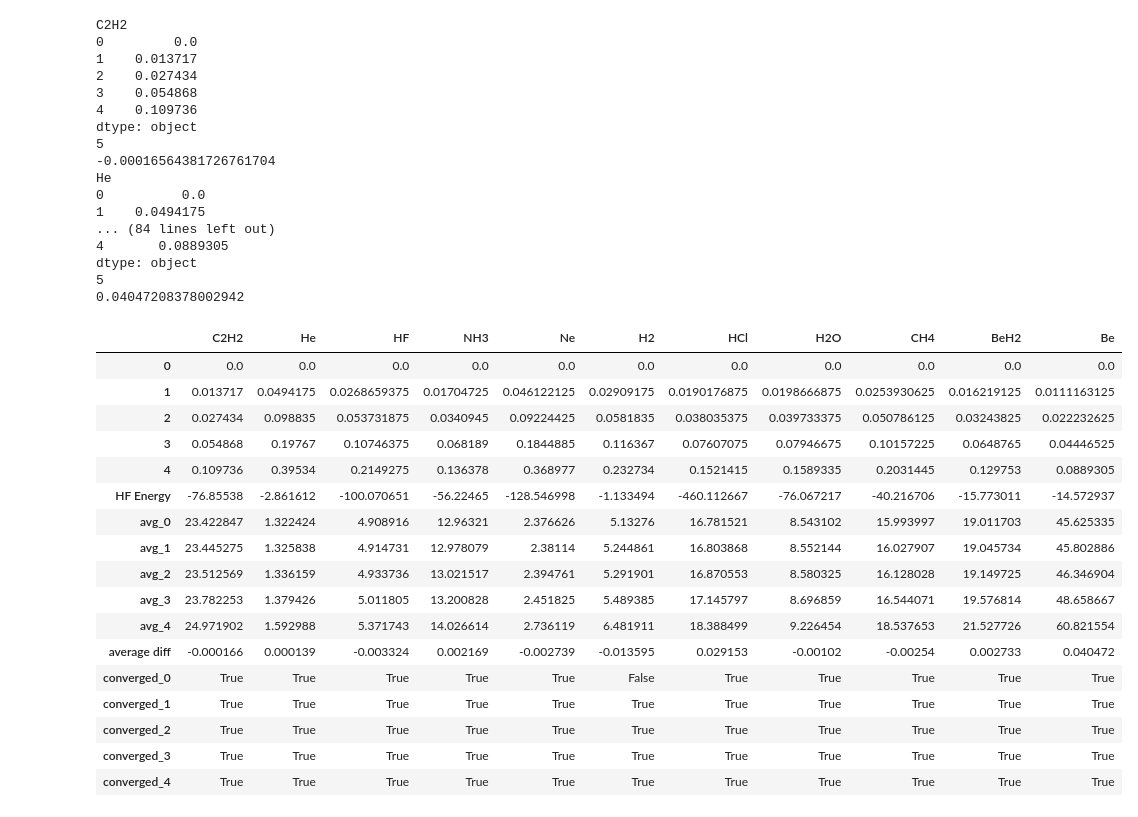
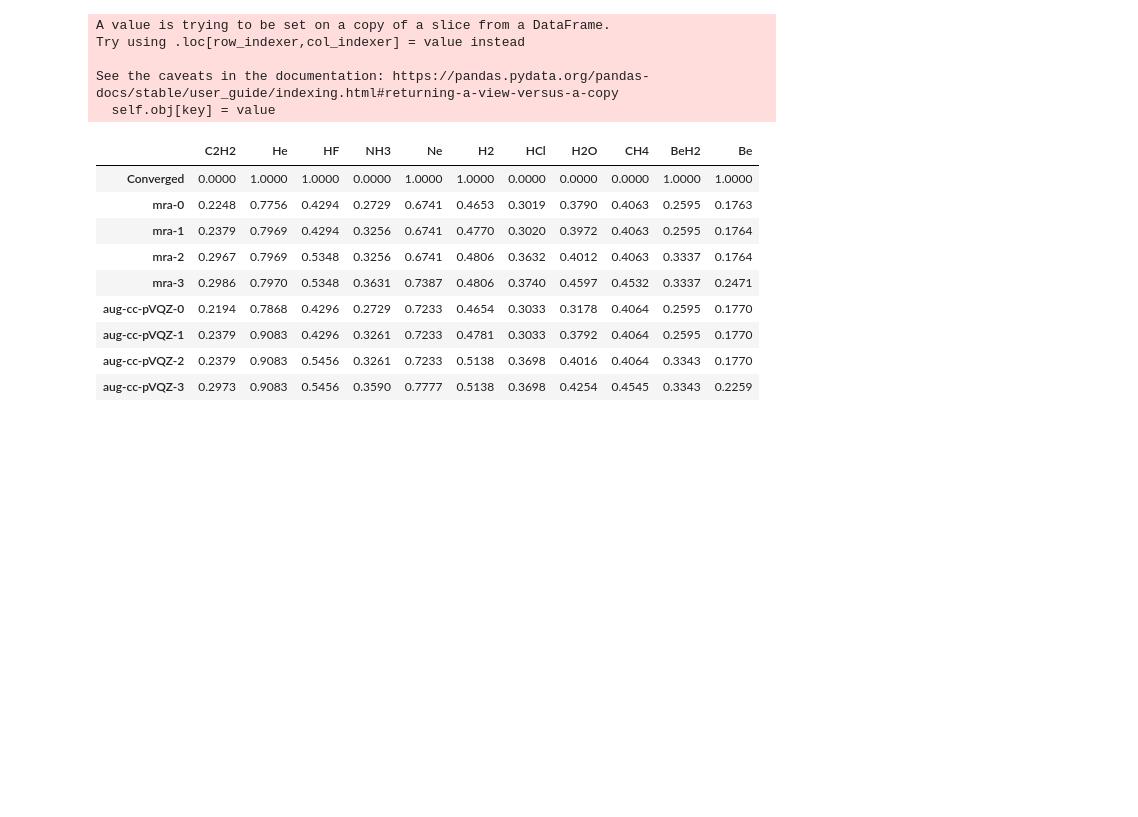
Before and after one commit to ahurta92/madness-test-suite, a Jupyter notebook: Timings 6-2-2022 (polarizability data).ipynb, the cells around one changed output. Cells and saved outputs as stored; diff of their text form; code cells hidden in the pictures; blank space fills up the shorter version.

```diff
--- a/Timings 6-2-2022 (polarizability data).ipynb
+++ b/Timings 6-2-2022 (polarizability data).ipynb
@@ -246,3 +15,4 @@ def create_mol_series(mol,basis):
 # %%
-create_mol_series('Be','d-aug-cc-pVQZ')
+excluded=['C6H6']
+polar_overview('d-aug-cc-pVQZ',excluded).round(3)
 # %% [output]
@@ -288,38 +88,19 @@ def polar_overview(basis):
 # %%
-polar_overview('d-aug-cc-pVQZ')
+b=create_excited_comparison_data('aug-cc-pVQZ',excluded)
+display(b)
 # %% [output]
-C2H2
-0         0.0
-1    0.013717
-2    0.027434
-3    0.054868
-4    0.109736
-dtype: object
-5
--0.00016564381726761704
-He
-0          0.0
-1    0.0494175
-... (84 lines left out)
-4       0.0889305
-dtype: object
-5
-0.04047208378002942
+A value is trying to be set on a copy of a slice from a DataFrame.
+Try using .loc[row_indexer,col_indexer] = value instead
+
+See the caveats in the documentation: https://pandas.pydata.org/pandas-docs/stable/user_guide/indexing.html#returning-a-view-versus-a-copy
+  self.obj[key] = value
 |  | C2H2 | He | HF | NH3 | Ne | H2 | HCl | H2O | CH4 | BeH2 | Be |
-| 0 | 0.0 | 0.0 | 0.0 | 0.0 | 0.0 | 0.0 | 0.0 | 0.0 | 0.0 | 0.0 | 0.0 |
-| 1 | 0.013717 | 0.0494175 | 0.0268659375 | 0.01704725 | 0.046122125 | 0.02909175 | 0.0190176875 | 0.0198666875 | 0.0253930625 | 0.016219125 | 0.0111163125 |
-| 2 | 0.027434 | 0.098835 | 0.053731875 | 0.0340945 | 0.09224425 | 0.0581835 | 0.038035375 | 0.039733375 | 0.050786125 | 0.03243825 | 0.022232625 |
-| 3 | 0.054868 | 0.19767 | 0.10746375 | 0.068189 | 0.1844885 | 0.116367 | 0.07607075 | 0.07946675 | 0.10157225 | 0.0648765 | 0.04446525 |
-| 4 | 0.109736 | 0.39534 | 0.2149275 | 0.136378 | 0.368977 | 0.232734 | 0.1521415 | 0.1589335 | 0.2031445 | 0.129753 | 0.0889305 |
-| HF Energy | -76.85538 | -2.861612 | -100.070651 | -56.22465 | -128.546998 | -1.133494 | -460.112667 | -76.067217 | -40.216706 | -15.773011 | -14.572937 |
-| avg_0 | 23.422847 | 1.322424 | 4.908916 | 12.96321 | 2.376626 | 5.13276 | 16.781521 | 8.543102 | 15.993997 | 19.011703 | 45.625335 |
-| avg_1 | 23.445275 | 1.325838 | 4.914731 | 12.978079 | 2.38114 | 5.244861 | 16.803868 | 8.552144 | 16.027907 | 19.045734 | 45.802886 |
-| avg_2 | 23.512569 | 1.336159 | 4.933736 | 13.021517 | 2.394761 | 5.291901 | 16.870553 | 8.580325 | 16.128028 | 19.149725 | 46.346904 |
-| avg_3 | 23.782253 | 1.379426 | 5.011805 | 13.200828 | 2.451825 | 5.489385 | 17.145797 | 8.696859 | 16.544071 | 19.576814 | 48.658667 |
-| avg_4 | 24.971902 | 1.592988 | 5.371743 | 14.026614 | 2.736119 | 6.481911 | 18.388499 | 9.226454 | 18.537653 | 21.527726 | 60.821554 |
-| average diff | -0.000166 | 0.000139 | -0.003324 | 0.002169 | -0.002739 | -0.013595 | 0.029153 | -0.00102 | -0.00254 | 0.002733 | 0.040472 |
-| converged_0 | True | True | True | True | True | False | True | True | True | True | True |
-| converged_1 | True | True | True | True | True | True | True | True | True | True | True |
-| converged_2 | True | True | True | True | True | True | True | True | True | True | True |
-| converged_3 | True | True | True | True | True | True | True | True | True | True | True |
-| converged_4 | True | True | True | True | True | True | True | True | True | True | True |
+| Converged | 0.0000 | 1.0000 | 1.0000 | 0.0000 | 1.0000 | 1.0000 | 0.0000 | 0.0000 | 0.0000 | 1.0000 | 1.0000 |
+| mra-0 | 0.2248 | 0.7756 | 0.4294 | 0.2729 | 0.6741 | 0.4653 | 0.3019 | 0.3790 | 0.4063 | 0.2595 | 0.1763 |
+| mra-1 | 0.2379 | 0.7969 | 0.4294 | 0.3256 | 0.6741 | 0.4770 | 0.3020 | 0.3972 | 0.4063 | 0.2595 | 0.1764 |
+| mra-2 | 0.2967 | 0.7969 | 0.5348 | 0.3256 | 0.6741 | 0.4806 | 0.3632 | 0.4012 | 0.4063 | 0.3337 | 0.1764 |
+| mra-3 | 0.2986 | 0.7970 | 0.5348 | 0.3631 | 0.7387 | 0.4806 | 0.3740 | 0.4597 | 0.4532 | 0.3337 | 0.2471 |
+| aug-cc-pVQZ-0 | 0.2194 | 0.7868 | 0.4296 | 0.2729 | 0.7233 | 0.4654 | 0.3033 | 0.3178 | 0.4064 | 0.2595 | 0.1770 |
+| aug-cc-pVQZ-1 | 0.2379 | 0.9083 | 0.4296 | 0.3261 | 0.7233 | 0.4781 | 0.3033 | 0.3792 | 0.4064 | 0.2595 | 0.1770 |
+| aug-cc-pVQZ-2 | 0.2379 | 0.9083 | 0.5456 | 0.3261 | 0.7233 | 0.5138 | 0.3698 | 0.4016 | 0.4064 | 0.3343 | 0.1770 |
+| aug-cc-pVQZ-3 | 0.2973 | 0.9083 | 0.5456 | 0.3590 | 0.7777 | 0.5138 | 0.3698 | 0.4254 | 0.4545 | 0.3343 | 0.2259 |
```
Also changed, not shown: parts of 14 cells of this notebook, 3 other files.
